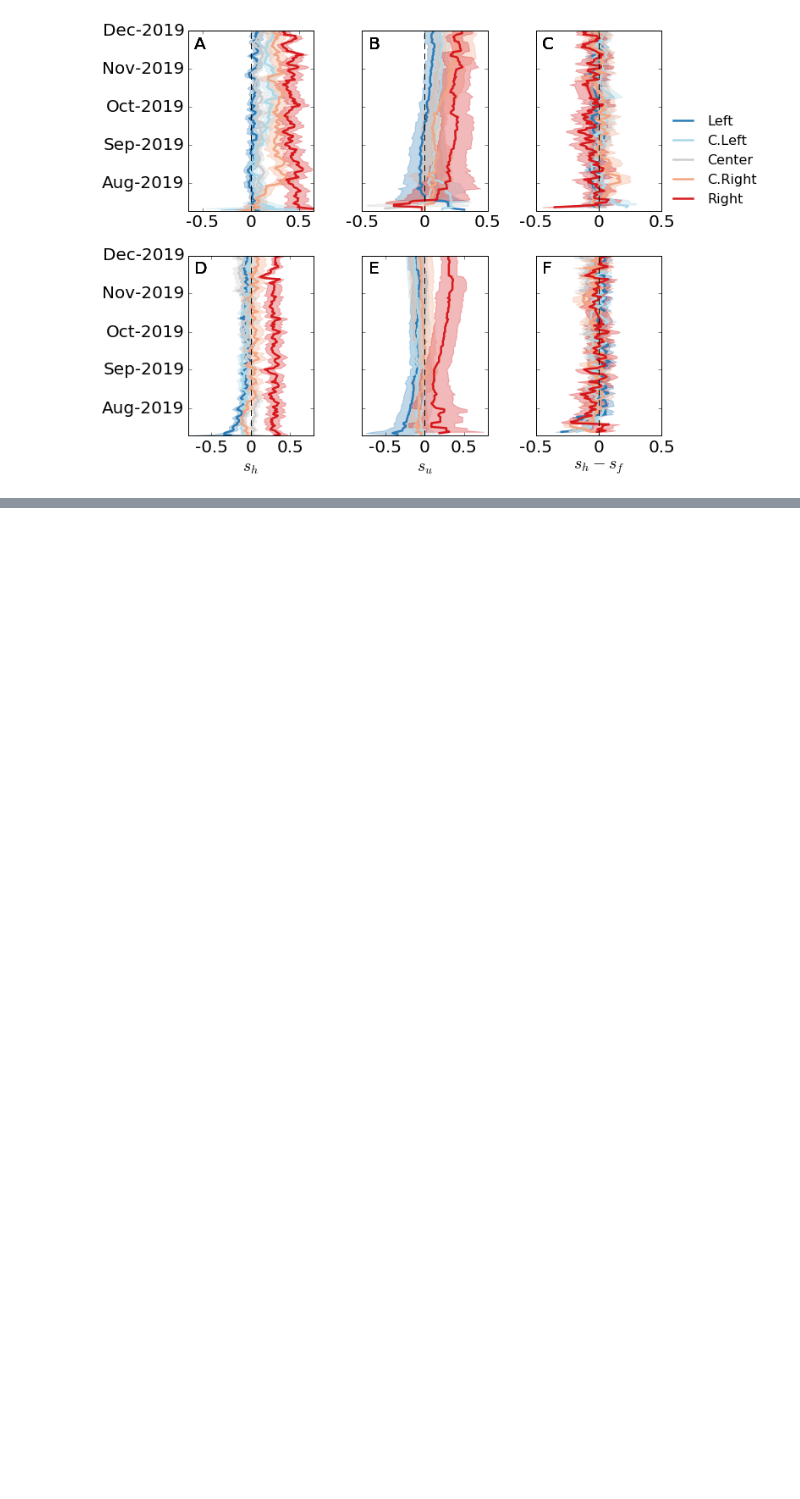
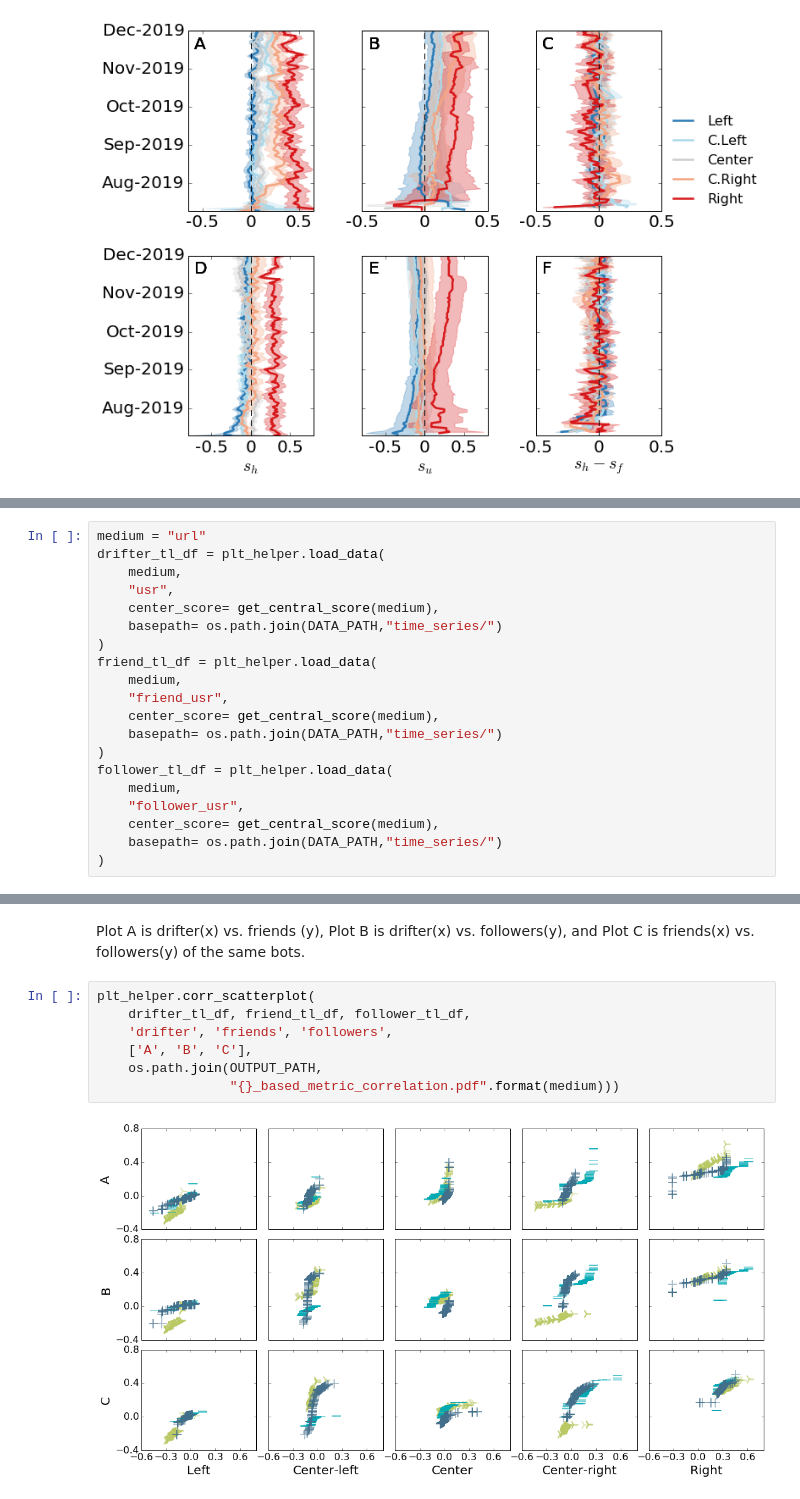
Before and after one commit to osome-iu/DrifterBot, a Jupyter notebook: exps/FinalPaperPlots.ipynb, the cells around one changed output, grey strips where cells are left out. Saved outputs shown, nothing was run; the diff lists cells and outputs as text; blank space fills up the shorter version.

Commit message:
Analyze the correlation among time-series related metrics

```diff
--- a/exps/FinalPaperPlots.ipynb
+++ b/exps/FinalPaperPlots.ipynb
@@ -431,0 +440,20 @@ axs = plt_helper.plot_vertical_scores_summary(
+# %%
+medium = "url"
+drifter_tl_df = plt_helper.load_data(
+    medium,
+    "usr",
+    center_score= get_central_score(medium),
+    basepath= os.path.join(DATA_PATH,"time_series/")
+)
+friend_tl_df = plt_helper.load_data(
+    medium,
+    "friend_usr",
+    center_score= get_central_score(medium),
+    basepath= os.path.join(DATA_PATH,"time_series/")
+)
+follower_tl_df = plt_helper.load_data(
+    medium,
+    "follower_usr",
+    center_score= get_central_score(medium),
+    basepath= os.path.join(DATA_PATH,"time_series/")
+)
@@ -431,0 +471,11 @@ axs = plt_helper.plot_vertical_scores_summary(
+# %% [markdown]
+Plot A is drifter(x) vs. friends (y), Plot B is drifter(x) vs. followers(y), and Plot C is friends(x) vs. followers(y) of the same bots.
+# %%
+plt_helper.corr_scatterplot(
+    drifter_tl_df, friend_tl_df, follower_tl_df,
+    'drifter', 'friends', 'followers',
+    ['A', 'B', 'C'],
+    os.path.join(OUTPUT_PATH,
+                 "{}_based_metric_correlation.pdf".format(medium)))
+# %% [output]
+[figure, added]
```
Also changed, not shown: parts of 11 cells of this notebook, 3 other files.
